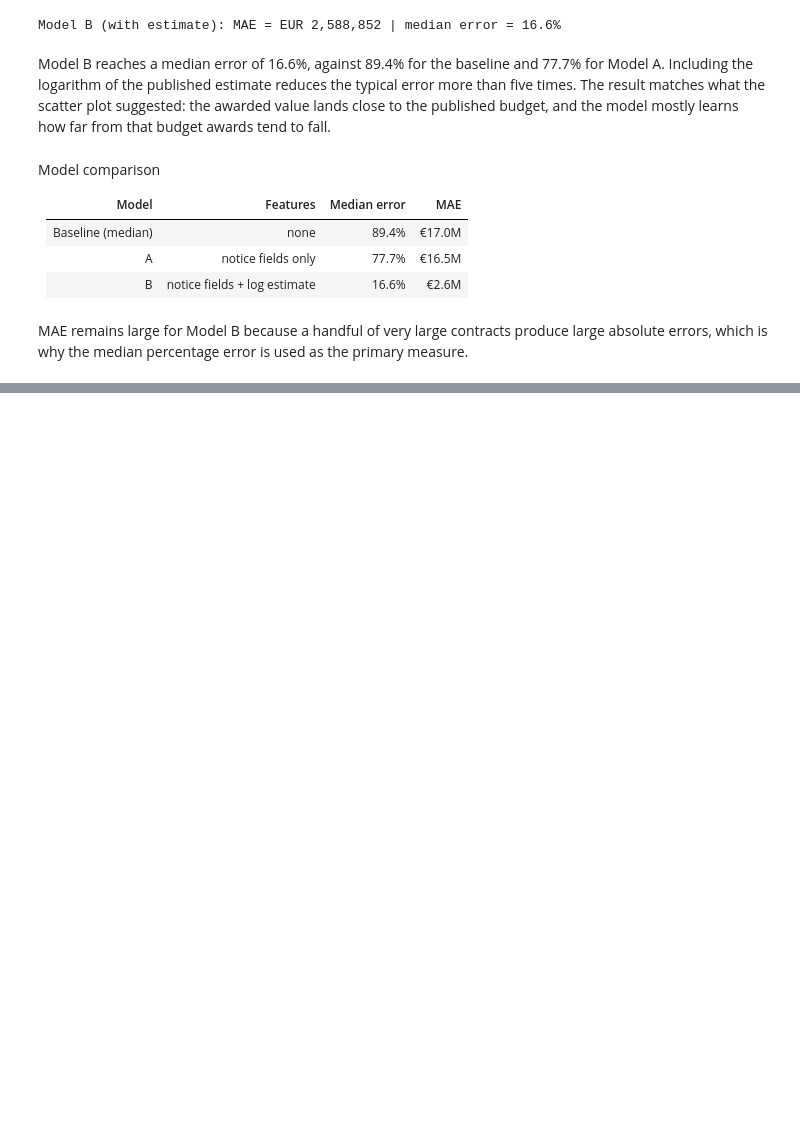
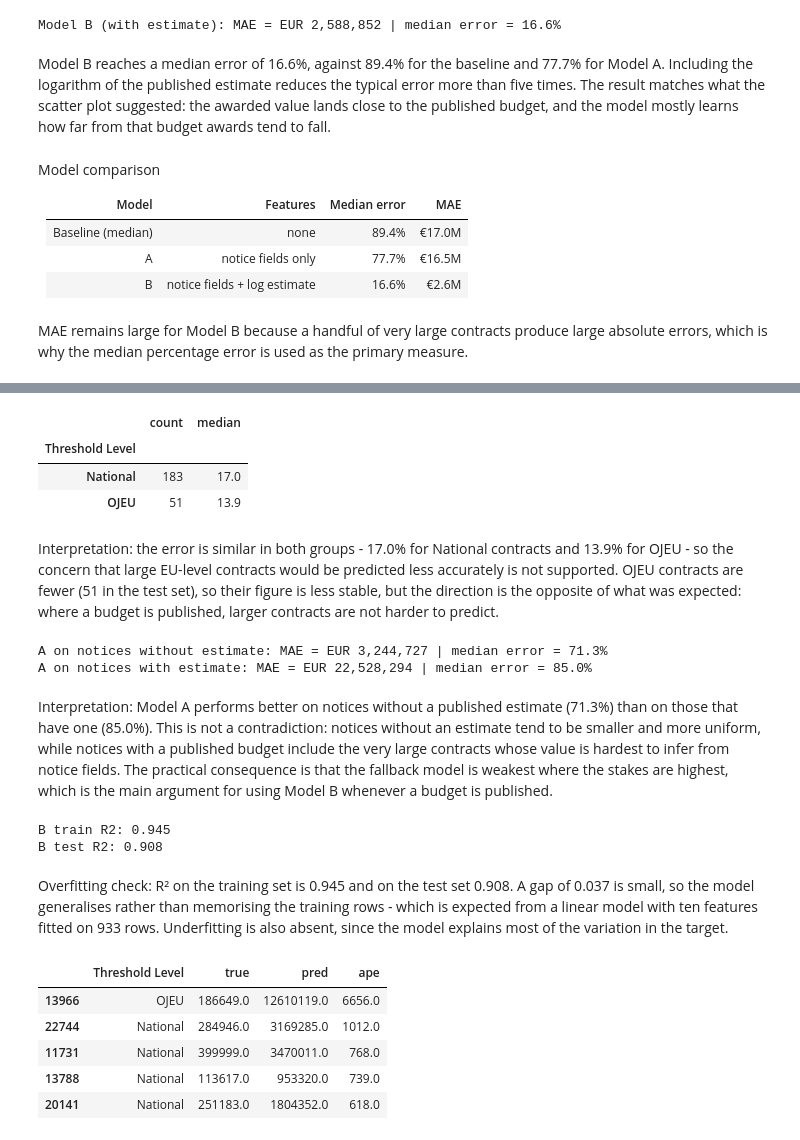
Before and after one commit to KaterynaKon/irish-tender-value, a Jupyter notebook: public_tender_value.ipynb, the cells around one changed output, grey strips where cells are left out. Cells and saved outputs as stored; diff of their text form; code cells hidden in the pictures; blank space fills up the shorter version.

```diff
--- a/public_tender_value.ipynb
+++ b/public_tender_value.ipynb
@@ -700,0 +727,6 @@ MAE remains large for Model B because a handful of very large contracts produce
+# %%
+pred = np.expm1(model_B.predict(Xb_test))
+true = np.expm1(yb_test)
+order = np.argsort(pred)[::-1]
+top20 = order[:int(len(order) * 0.2)]
+print("share of value in top 20%:", round(true.iloc[top20].sum() / true.sum() * 100, 1), "%")
@@ -700,0 +745,43 @@ MAE remains large for Model B because a handful of very large contracts produce
+# %%
+bt = b.loc[Xb_test.index].copy()
+bt["pred"] = pred
+bt["true"] = true
+bt["ape"] = (bt["true"] - bt["pred"]).abs() / bt["true"] * 100
+
+bt.groupby("Threshold Level")["ape"].agg(["count", "median"]).round(1)
+# %% [output]
+|  | count | median |
+| Threshold Level |  |  |
+| National | 183 | 17.0 |
+| OJEU | 51 | 13.9 |
+# %% [markdown]
+Interpretation: the error is similar in both groups - 17.0% for National contracts and 13.9% for OJEU - so the concern that large EU-level contracts would be predicted less accurately is not supported. OJEU contracts are fewer (51 in the test set), so their figure is less stable, but the direction is the opposite of what was expected: where a budget is published, larger contracts are not harder to predict.
+# %%
+no_est = clean.loc[X_test.index][est].isna()
+
+report(y_test[no_est],  model_A.predict(X_test[no_est]),  "A on notices without estimate")
+report(y_test[~no_est], model_A.predict(X_test[~no_est]), "A on notices with estimate")
+# %% [output]
+A on notices without estimate: MAE = EUR 3,244,727 | median error = 71.3%
+A on notices with estimate: MAE = EUR 22,528,294 | median error = 85.0%
+# %% [markdown]
+Interpretation: Model A performs better on notices without a published estimate (71.3%) than on those that have one (85.0%). This is not a contradiction: notices without an estimate tend to be smaller and more uniform, while notices with a published budget include the very large contracts whose value is hardest to infer from notice fields. The practical consequence is that the fallback model is weakest where the stakes are highest, which is the main argument for using Model B whenever a budget is published.
+# %%
+print("B train R2:", round(r2_score(yb_train, model_B.predict(Xb_train)), 3))
+print("B test R2:", round(r2_score(yb_test, model_B.predict(Xb_test)), 3))
+# %% [output]
+B train R2: 0.945
+B test R2: 0.908
+# %% [markdown]
+Overfitting check: R² on the training set is 0.945 and on the test set 0.908. A gap of 0.037 is small, so the model generalises rather than memorising the training rows - which is expected from a linear model with ten features fitted on 933 rows. Underfitting is also absent, since the model explains most of the variation in the target.
+# %%
+bt["ratio"] = bt["true"] / bt["pred"]
+worst = bt.loc[bt["ape"].sort_values(ascending=False).head(5).index]
+worst[["Threshold Level", "true", "pred", "ape"]].round(0)
+# %% [output]
+|  | Threshold Level | true | pred | ape |
+| 13966 | OJEU | 186649.0 | 12610119.0 | 6656.0 |
+| 22744 | National | 284946.0 | 3169285.0 | 1012.0 |
+| 11731 | National | 399999.0 | 3470011.0 | 768.0 |
+| 13788 | National | 113617.0 | 953320.0 | 739.0 |
+| 20141 | National | 251183.0 | 1804352.0 | 618.0 |
```
Also changed, not shown: parts of 7 cells of this notebook.
